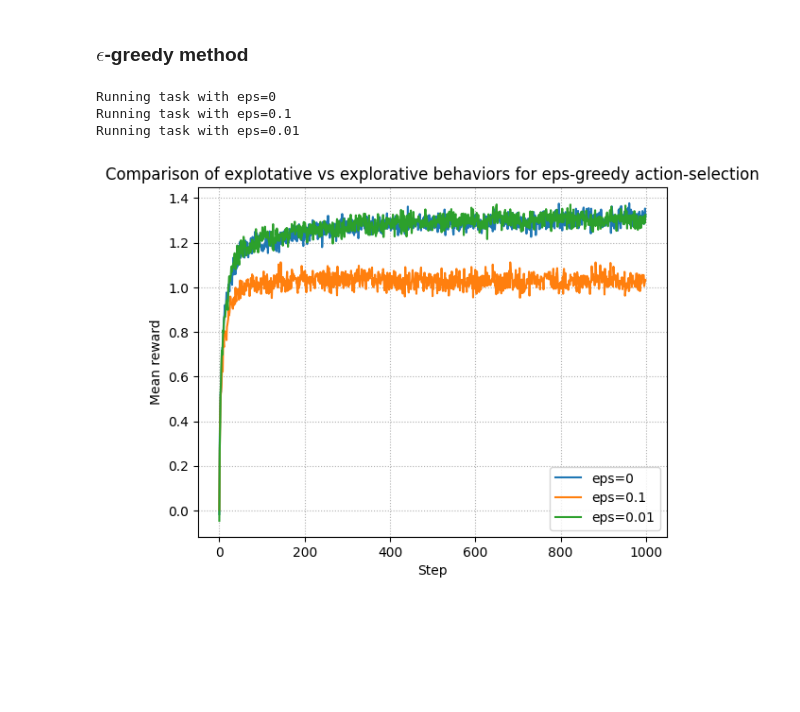
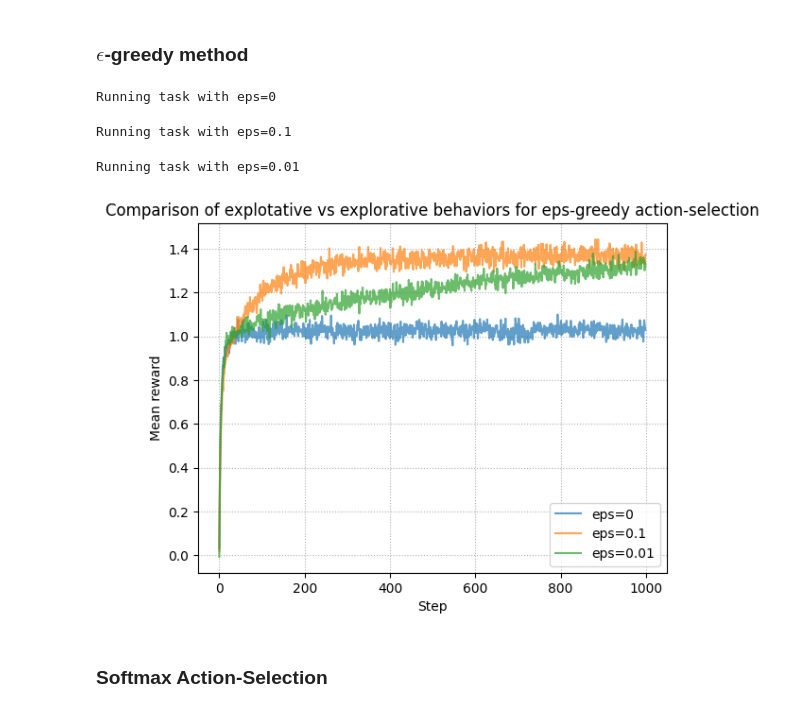
Before and after one commit to aadi219/reinforcement-learning, a Jupyter notebook: n-armed_bandit.ipynb, the cells around one changed output. Drawn from its saved outputs; the diff is of its cells as text; code cells hidden in the pictures; blank space fills up the shorter version.

```diff
--- a/n-armed_bandit.ipynb
+++ b/n-armed_bandit.ipynb
@@ -28,34 +29,34 @@ def run_episode(eps):
         reward_history.append(r_t)
         times_chosen = action_chosen_counts[a_t]
         action_value_estimates[a_t] = ((action_value_estimates[a_t] * times_chosen) + r_t) / (times_chosen + 1)
-        times_chosen += 1
+        action_chosen_counts[a_t] += 1
     return np.array(reward_history), reward_dist, action_value_estimates, action_chosen_counts
-# %%
-history, Q_start, Q_a, action_chosen_counts = run_episode(0)
 # %%
 epsilons = [0, 0.1, 0.01]
 reward_dict = {}
 for eps in epsilons:
     print(f"Running task with eps={eps}")
-    mean_history = np.zeros(1000)
-    for task in range(2000):
+    mean_history = np.zeros(num_tasks)
+    for task in tqdm(range(num_episodes)):
         history, Q_star, Q_a, action_chosen_counts = run_episode(eps)
         mean_history += history
-    mean_history /= 2000
+    mean_history /= num_episodes
     reward_dict[eps] = mean_history
 # %% [output]
 Running task with eps=0
-Running task with eps=0.1
-Running task with eps=0.01
+Running task with eps=0.1
+Running task with eps=0.01
 # %%
 plt.figure()
 for eps in epsilons:
-    plt.plot(np.arange(1000), reward_dict[eps], label=f'eps={eps}')
+    plt.plot(np.arange(1000), reward_dict[eps], label=f'eps={eps}', alpha=0.7)
 plt.title("Comparison of explotative vs explorative behaviors for eps-greedy action-selection")
 plt.xlabel("Step")
 plt.ylabel("Mean reward")
 plt.grid(linestyle=':')
 plt.legend()
 plt.show()
 # %% [output]
-[figure, old version]
+[figure, new version]
+# %% [markdown]
+### Softmax Action-Selection
```
Also changed, not shown: parts of 7 cells of this notebook.
